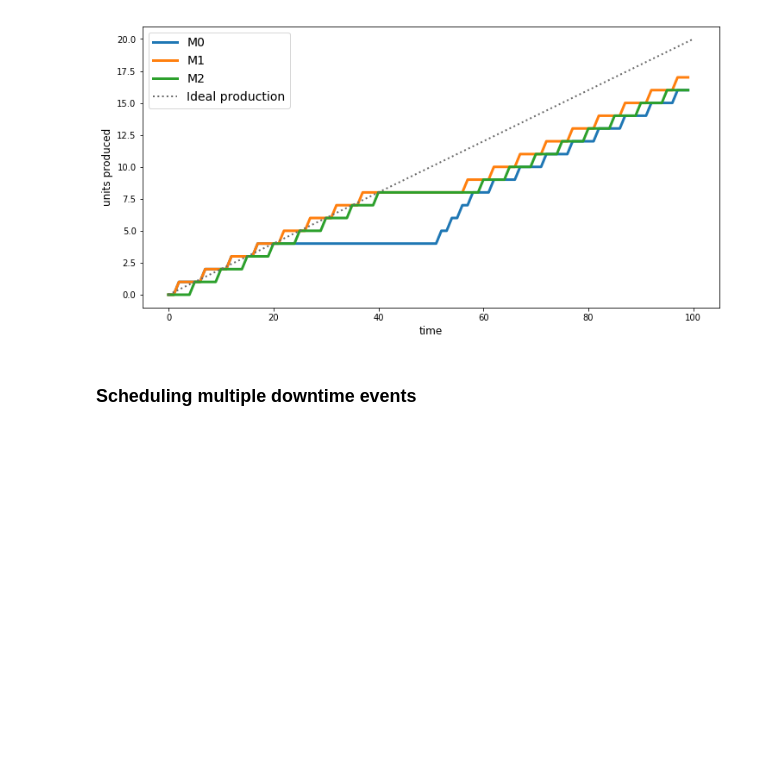
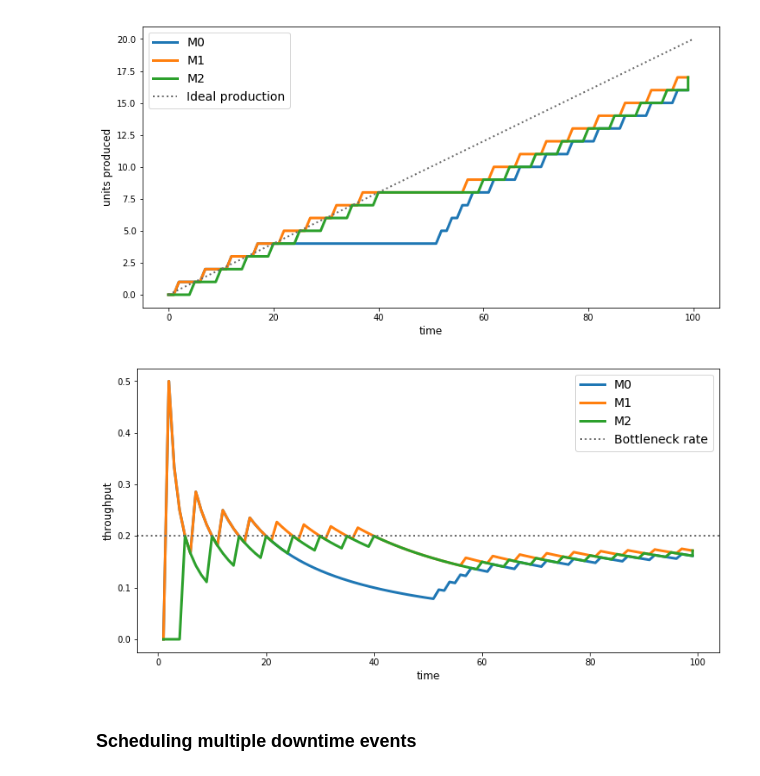
Before and after one commit to m-hoff/simantha, a Jupyter notebook: maintsim/demo.ipynb, the cells around one changed output. Saved outputs shown, nothing was run; the diff lists cells and outputs as text; code cells hidden in the pictures; blank space fills up the shorter version.

```diff
--- a/maintsim/demo.ipynb
+++ b/maintsim/demo.ipynb
@@ -187,6 +193,10 @@ Simulation complete in 0.40s
 plot_production(sys5)
 # %% [output]
 [figure]
+# %%
+plot_throughput(sys5)
+# %% [output]
+[figure, added]
 # %% [markdown]
 ### Scheduling multiple downtime events
 # %%
```
Also changed, not shown: parts of 17 cells of this notebook, 1 other file.
